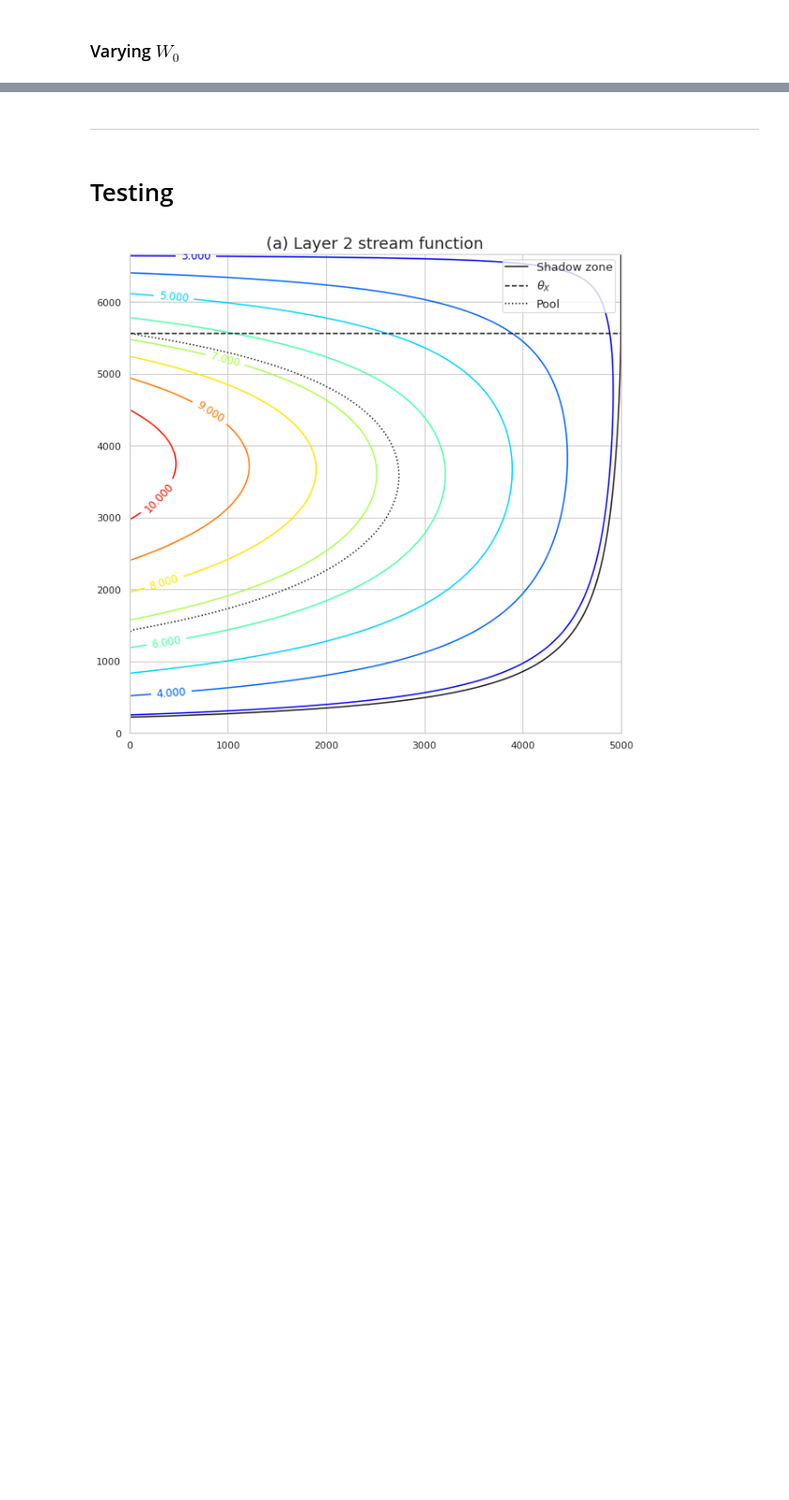
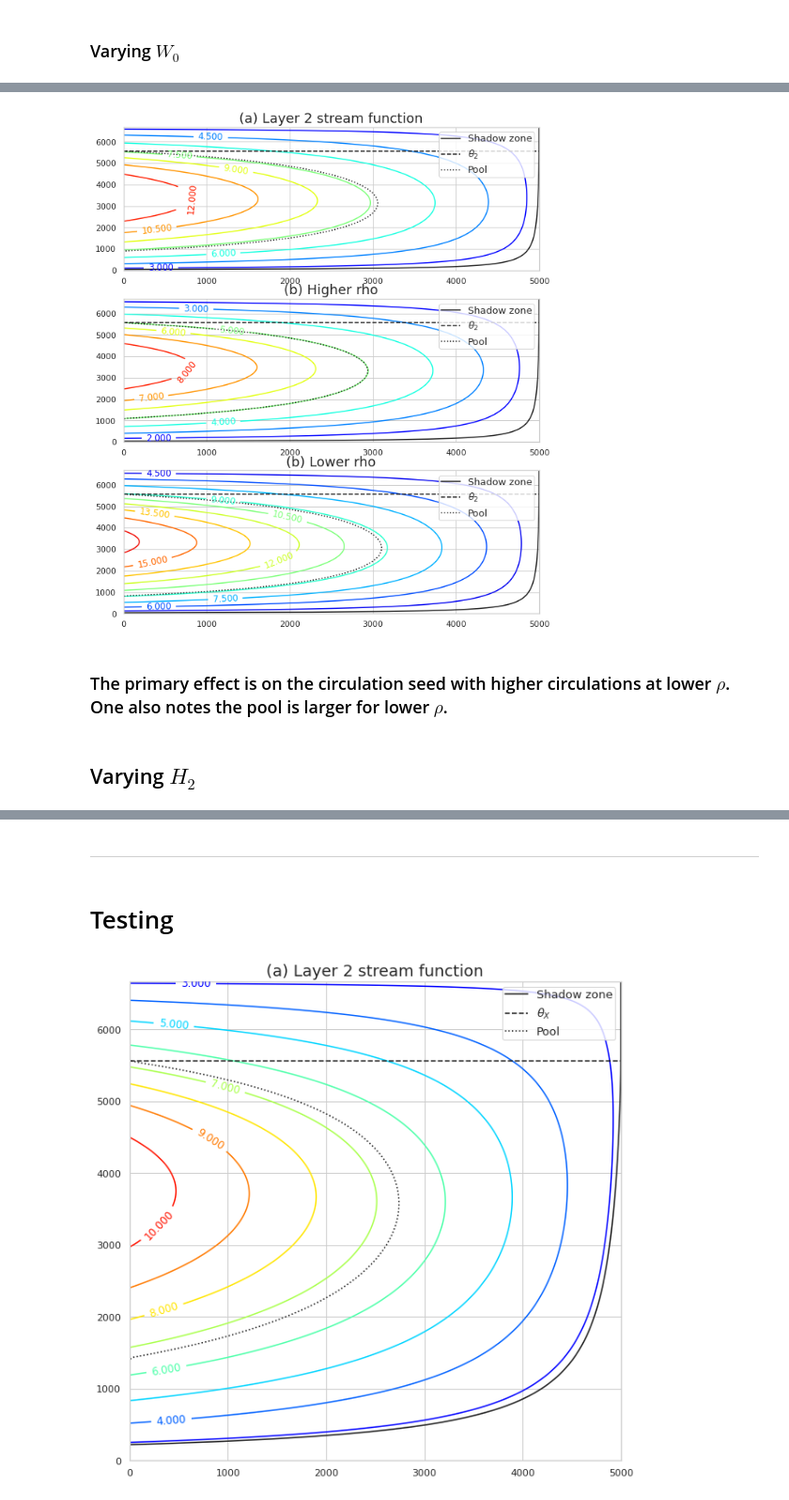
Before and after one commit to profxj/ocea200, a Jupyter notebook: OCEA-201/hw/5/Homework5.ipynb, the cells around one changed output, grey strips where cells are left out. Shown at 94% size. Drawn from its saved outputs; the diff is of its cells as text; code cells hidden in the pictures; blank space fills up the shorter version.

```diff
--- a/OCEA-201/hw/5/Homework5.ipynb
+++ b/OCEA-201/hw/5/Homework5.ipynb
@@ -235,0 +293,54 @@ NA_param_loww0['W0'] = 1e-6
+# %%
+NA_param_highrho = NA_param.copy()
+NA_param_highrho['rho1'] = 1026.5
+NA_param_highrho['rho2'] = 1027.0
+#
+NA_param_lowrho = NA_param.copy()
+NA_param_lowrho['rho1'] = 1025.5
+NA_param_lowrho['rho2'] = 1026.0
+# %%
+psi = 2
+fig, (ax1, ax2, ax3) = plt.subplots(3, 1, figsize=(10,12))
+
+
+xarr, yarr, shadx, shady, outx, outy, poolx, pooly, psi1, psi2, ixt, iyt, h, hp1 = ventilated_thermocline.two_layers(
+    **NA_param)
+
+if psi == 1:
+    contour_plot(psi1, x=xarr, y=yarr, shadx=shadx, shady=shady,
+            outx=outx, outy=outy, poolx=poolx, pooly=pooly,
+                         title='(b) Layer 1 stream function', ax=ax1)
+else:
+    contour_plot(psi2, x=xarr, y=yarr, shadx=shadx, shady=shady,
+            outx=outx, outy=outy, poolx=poolx, pooly=pooly,
+            title='(a) Layer 2 stream function', ax=ax1)
+
+xarr, yarr, shadx, shady, outx, outy, poolx, pooly, psi1, psi2, ixt, iyt, h, hp1 = ventilated_thermocline.two_layers(
+    **NA_param_highrho)
+
+if psi == 1:
+    contour_plot(psi1, x=xarr, y=yarr, shadx=shadx, shady=shady,
+            outx=outx, outy=outy, poolx=poolx, pooly=pooly,
+                         title='(b) Layer 1 ; higher rho', ax=ax2)
+else:
+    contour_plot(psi2, x=xarr, y=yarr, shadx=shadx, shady=shady,
+            outx=outx, outy=outy, poolx=poolx, pooly=pooly,
+            title='(b) Higher rho', ax=ax2)
+
+xarr, yarr, shadx, shady, outx, outy, poolx, pooly, psi1, psi2, ixt, iyt, h, hp1 = ventilated_thermocline.two_layers(
+    **NA_param_lowrho)
+
+if psi == 1:
+    contour_plot(psi1, x=xarr, y=yarr, shadx=shadx, shady=shady,
+            outx=outx, outy=outy, poolx=poolx, pooly=pooly,
+                         title='(b) Layer 1; lower rho', ax=ax3)
+else:
+    contour_plot(psi2, x=xarr, y=yarr, shadx=shadx, shady=shady,
+            outx=outx, outy=outy, poolx=poolx, pooly=pooly,
+            title='(b) Lower rho', ax=ax3)
+# %% [output]
+[figure, added]
+# %% [markdown]
+### The primary effect is on the circulation seed with higher circulations at lower $\rho$.  One also notes the pool is larger for lower $\rho$.
+# %% [markdown]
+## Varying $H_2$
```
Also changed, not shown: parts of 12 cells of this notebook.
